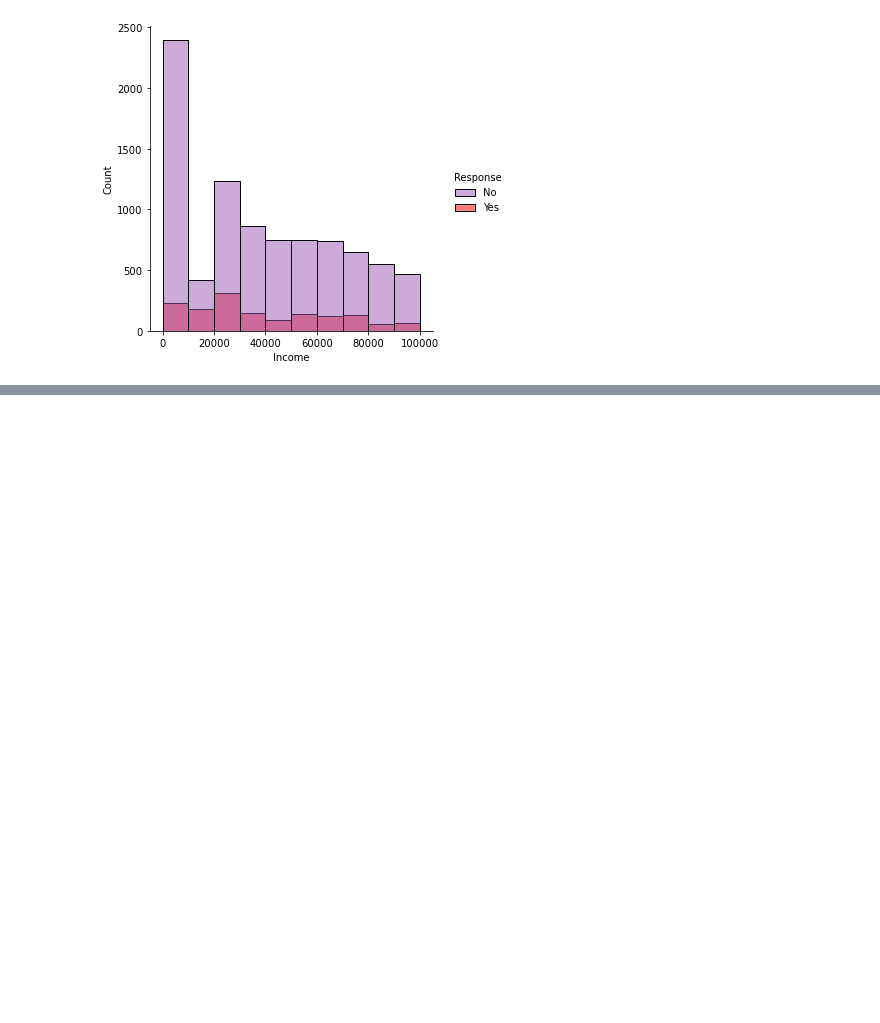
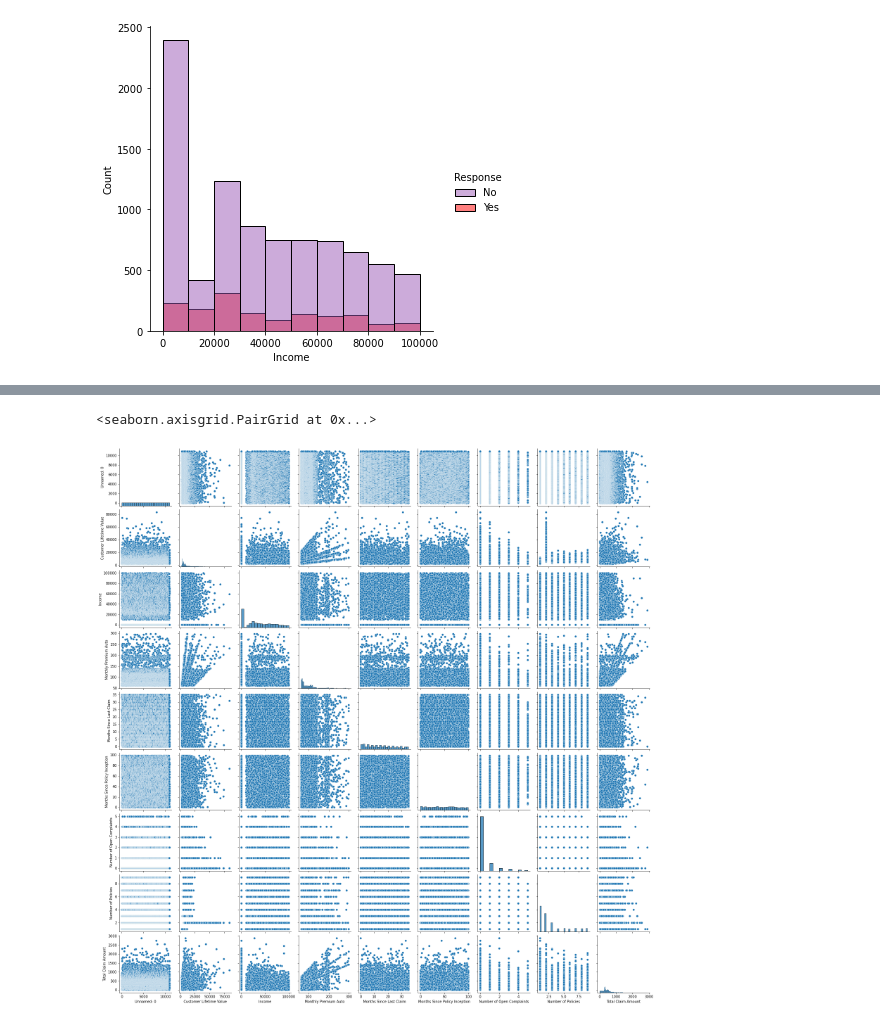
Before and after one commit to phenomenonnk/lab-customer-analysis-round-2, a Jupyter notebook: files_for_lab/csv_files/Lab 2.ipynb, the cells around one changed output, grey strips where cells are left out. Cells and saved outputs as stored; diff of their text form; code cells hidden in the pictures; blank space fills up the shorter version.

```diff
--- a/files_for_lab/csv_files/Lab 2.ipynb
+++ b/files_for_lab/csv_files/Lab 2.ipynb
@@ -458,0 +466,5 @@ categorical
+# %%
+sns.pairplot(numerical)
+# %% [output]
+<seaborn.axisgrid.PairGrid at 0x...>
+[figure, added]
```
Also changed, not shown: parts of 56 cells of this notebook.
